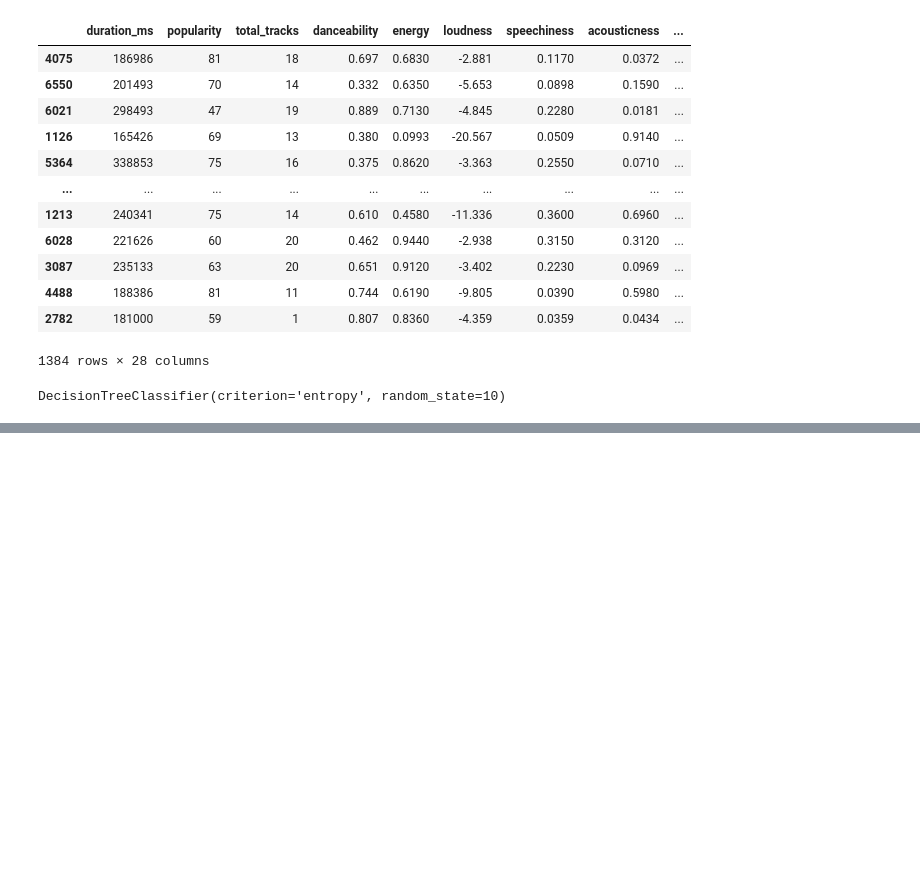
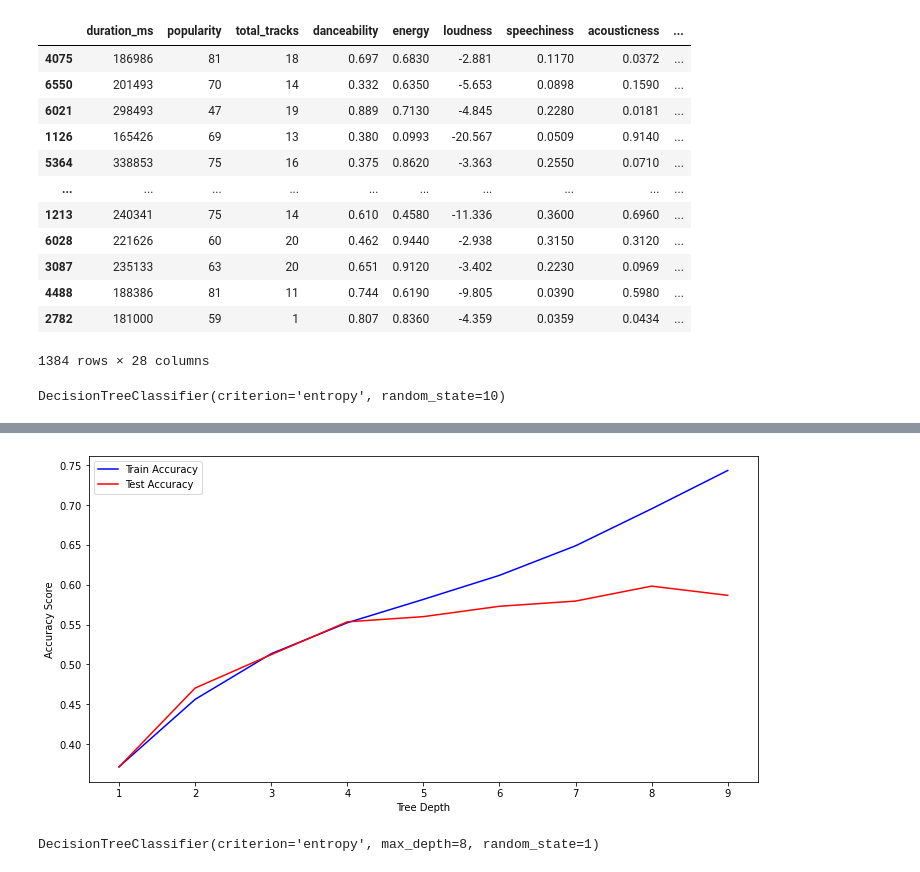
Before and after one commit to mitchellren123/Spotify-Genre-Classification, a Jupyter notebook: Spotify_Genre_Classification.ipynb, the cells around one changed output, grey strips where cells are left out. Drawn from its saved outputs; the diff is of its cells as text; code cells hidden in the pictures; blank space fills up the shorter version.

```diff
--- a/Spotify_Genre_Classification.ipynb
+++ b/Spotify_Genre_Classification.ipynb
@@ -207,0 +298,31 @@ ValueError: multiclass format is not supported
+# %%
+max_depth = np.array(range(1,10))
+
+train_results = []
+test_results = []
+
+for value in max_depth:
+    DTC = DecisionTreeClassifier(criterion = 'entropy', max_depth = value, random_state = 1)
+    DTC.fit(X_train_OHE, y_train_2)
+    y_pred_train = DTC.predict(X_train_OHE)
+    train_accuracy = accuracy_score(y_train_2, y_pred_train)
+    train_results.append(train_accuracy)
+
+    y_pred_test = DTC.predict(X_test_OHE)
+    test_accuracy = accuracy_score(y_test_2, y_pred_test)
+    test_results.append(test_accuracy)
+
+plt.figure(figsize=(12,6))
+plt.plot(max_depth, train_results, 'b', label='Train Accuracy')
+plt.plot(max_depth, test_results, 'r', label='Test Accuracy')
+plt.ylabel('Accuracy Score')
+plt.xlabel('Tree Depth')
+plt.legend()
+plt.show()
+# %% [output]
+[figure, added]
+# %%
+DTC3 = DecisionTreeClassifier(criterion = 'entropy', random_state = 1, max_depth = 8)
+DTC3.fit(X_train_OHE, y_train_2)
+# %% [output]
+DecisionTreeClassifier(criterion='entropy', max_depth=8, random_state=1)
```
Also changed, not shown: parts of 20 cells of this notebook.
